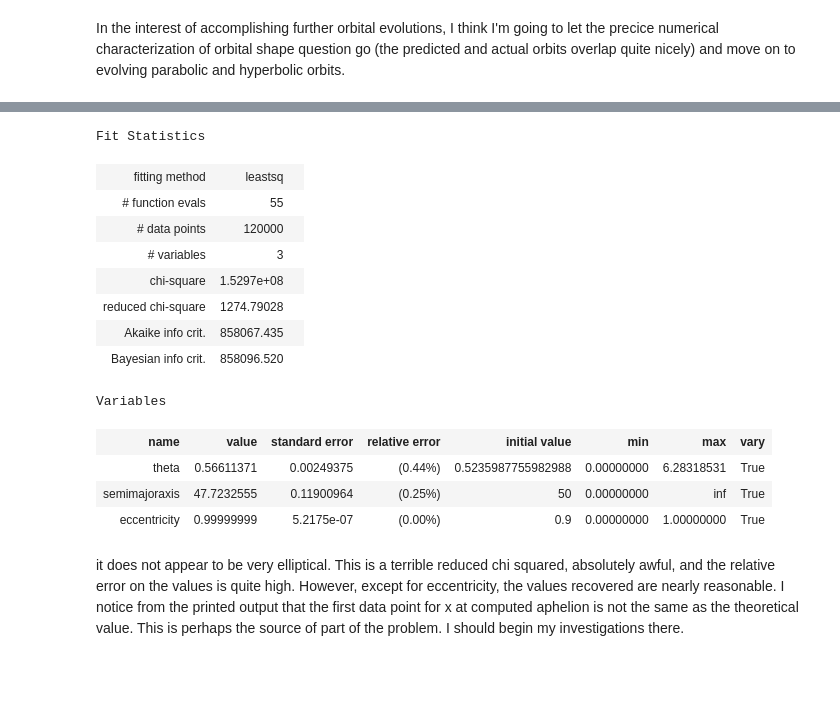
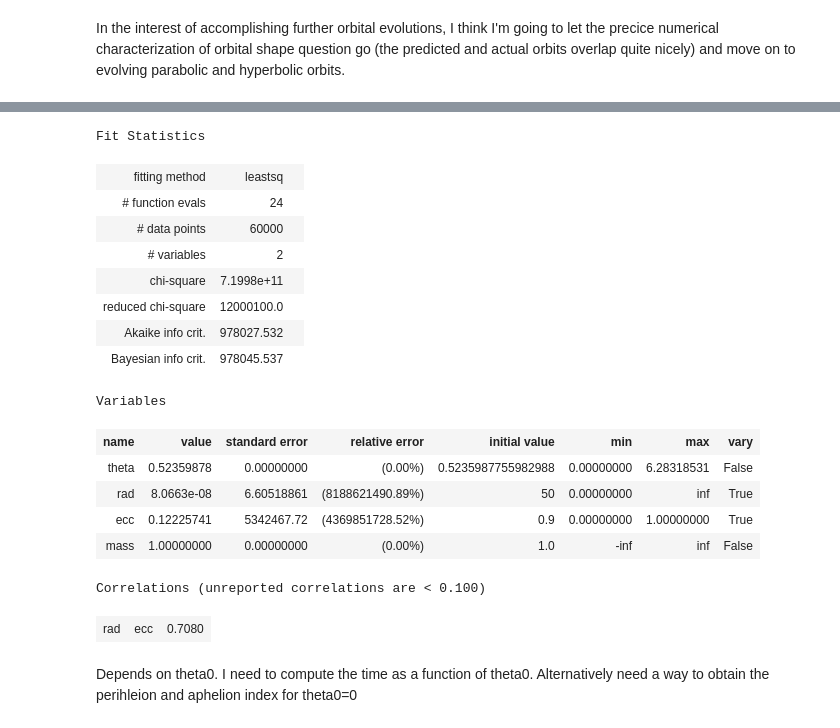
Before and after one commit to sdorsher/ManyBodyProblem, a Jupyter notebook: Vector Elliptical Refactored.ipynb, the cells around one changed output, grey strips where cells are left out. Saved outputs shown, nothing was run; the diff lists cells and outputs as text; code cells hidden in the pictures; blank space fills up the shorter version.

```diff
--- a/Vector Elliptical Refactored.ipynb
+++ b/Vector Elliptical Refactored.ipynb
@@ -363,0 +298,2 @@ def residualxy(pars, t, npstarx1):
+# %%
+Eang=getEang(npstar1x,ellipsecenter)
@@ -364,12 +307,17 @@ def residualxy(pars, t, npstarx1):
+# %%
+def tofeccanom(Eang, rad,ecc,mass):
+    return rad*np.sqrt(rad/mass)*(Eang-ecc*np.sin(Eang))
+# %%
+def residualtEang(pars,nptimes,Eang):
+    return nptimes-tofeccanom(Eang,pars['rad'],pars['ecc'],pars['mass'])
 # %%
-pfit = Parameters()
-pfit.add(name='theta', value=theta0, min=0, max=2.*math.pi, vary=True)
-pfit.add(name='semimajoraxis', value=rad0, min=0, vary=True)
-pfit.add(name='eccentricity', value=ecc0, min=0, max=1.0, vary=True)
+from lmfit import Minimizer,Parameters
+pfittEang = Parameters()
+pfittEang.add(name='theta', value=theta0, min=0, max=2.*math.pi, vary=False)
+pfittEang.add(name='rad', value=rad0, min=0, vary=True)
+pfittEang.add(name='ecc', value=ecc0, min=0, max=1.0, vary=True)
+pfittEang.add(name='mass', value=masses[0], vary=False)
 
-minix = Minimizer(residualx, pfit, fcn_args=(nptimes,npstar1x))
-miniy = Minimizer(residualy, pfit, fcn_args=(nptimes,npstar1x))
-minall= Minimizer(residualxy, pfit, fcn_args=(nptimes, npstar1x))
-outx = minix.leastsq()
-outy=miniy.leastsq()
-outxy=minall.leastsq()
+minit = Minimizer(residualtEang, pfittEang, fcn_args=(nptimes,Eang))
+
+outt = minit.leastsq()
@@ -432,19 +324,22 @@ Variables
-# %%
-outxy
-# %% [output]
-Fit Statistics
-| fitting method | leastsq |  |
-| # function evals | 55 |  |
-| # data points | 120000 |  |
-| # variables | 3 |  |
-| chi-square | 1.5297e+08 |  |
-| reduced chi-square | 1274.79028 |  |
-| Akaike info crit. | 858067.435 |  |
-| Bayesian info crit. | 858096.520 |  |
-Variables
-| name | value | standard error | relative error | initial value | min | max | vary |
-| theta | 0.56611371 | 0.00249375 | (0.44%) | 0.5235987755982988 | 0.00000000 | 6.28318531 | True |
-| semimajoraxis | 47.7232555 | 0.11900964 | (0.25%) | 50 | 0.00000000 | inf | True |
-| eccentricity | 0.99999999 | 5.2175e-07 | (0.00%) | 0.9 | 0.00000000 | 1.00000000 | True |
-# %% [markdown]
-it does not appear to be very elliptical. This is a terrible reduced chi squared, absolutely awful, and the relative error on the values is quite high. However, except for eccentricity, the values recovered are nearly reasonable. I notice from the printed output that the first data point for x at computed aphelion is not the same as the theoretical value. This is perhaps the source of part of the problem. I should begin my investigations there.
+# %%
+outt
+# %% [output]
+Fit Statistics
+| fitting method | leastsq |  |
+| # function evals | 24 |  |
+| # data points | 60000 |  |
+| # variables | 2 |  |
+| chi-square | 7.1998e+11 |  |
+| reduced chi-square | 12000100.0 |  |
+| Akaike info crit. | 978027.532 |  |
+| Bayesian info crit. | 978045.537 |  |
+Variables
+| name | value | standard error | relative error | initial value | min | max | vary |
+| theta | 0.52359878 | 0.00000000 | (0.00%) | 0.5235987755982988 | 0.00000000 | 6.28318531 | False |
+| rad | 8.0663e-08 | 6.60518861 | (8188621490.89%) | 50 | 0.00000000 | inf | True |
+| ecc | 0.12225741 | 5342467.72 | (4369851728.52%) | 0.9 | 0.00000000 | 1.00000000 | True |
+| mass | 1.00000000 | 0.00000000 | (0.00%) | 1.0 | -inf | inf | False |
+Correlations (unreported correlations are < 0.100)
+| rad | ecc | 0.7080 |
+# %% [markdown]
+Depends on theta0. I need to compute the time as a function of theta0. Alternatively need a way to obtain the perihleion and aphelion index for theta0=0
```
Also changed, not shown: parts of 31 cells of this notebook.
